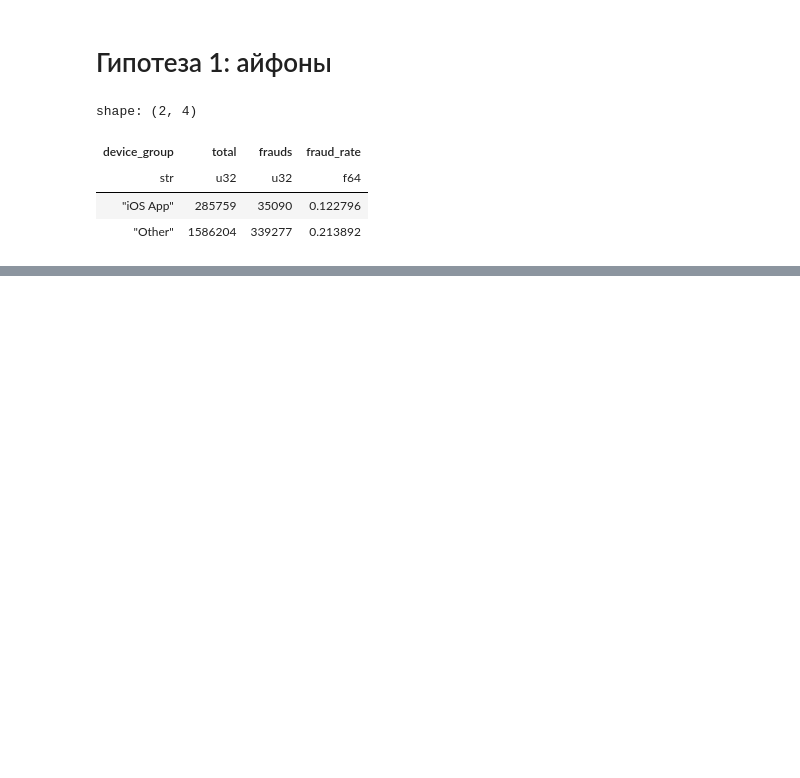
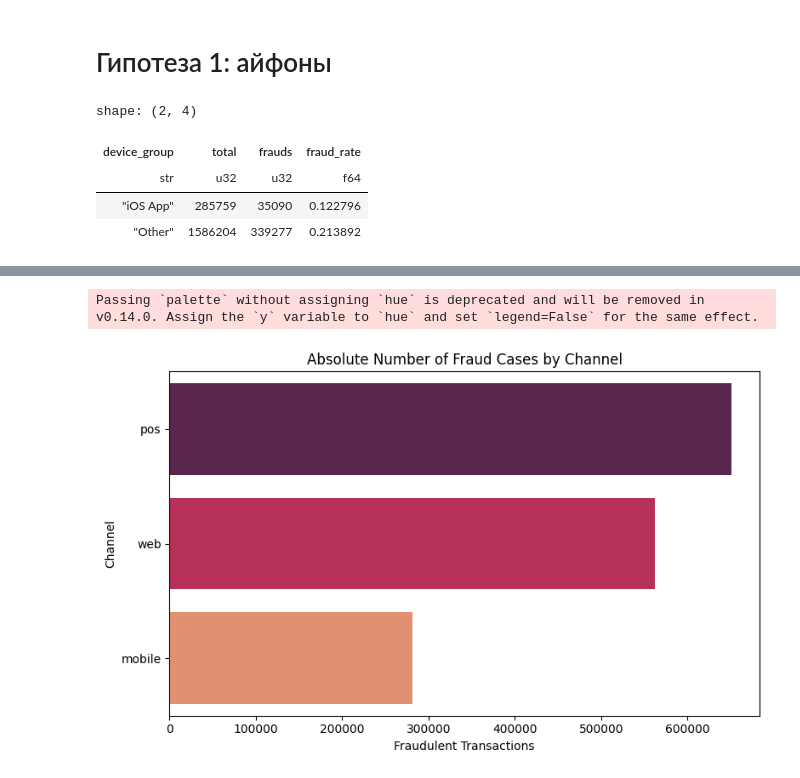
Before and after one commit to izelin50/aiexamds, a Jupyter notebook: eda.ipynb, the cells around one changed output, grey strips where cells are left out. Cells and saved outputs as stored; diff of their text form; code cells hidden in the pictures; blank space fills up the shorter version.

```diff
--- a/eda.ipynb
+++ b/eda.ipynb
@@ -84,0 +181,14 @@ fig.show()
+# %%
+plt.figure(figsize=(8, 5))
+sns.barplot(
+    data=channel_stats.sort_values("fraud_count", ascending=False),
+    x="fraud_count", y="channel", palette="rocket"
+)
+plt.xlabel("Fraudulent Transactions")
+plt.ylabel("Channel")
+plt.title("Absolute Number of Fraud Cases by Channel")
+plt.tight_layout()
+plt.show()
+# %% [output]
+Passing `palette` without assigning `hue` is deprecated and will be removed in v0.14.0. Assign the `y` variable to `hue` and set `legend=False` for the same effect.
+[figure, added]
```
Also changed, not shown: parts of 16 cells of this notebook.
